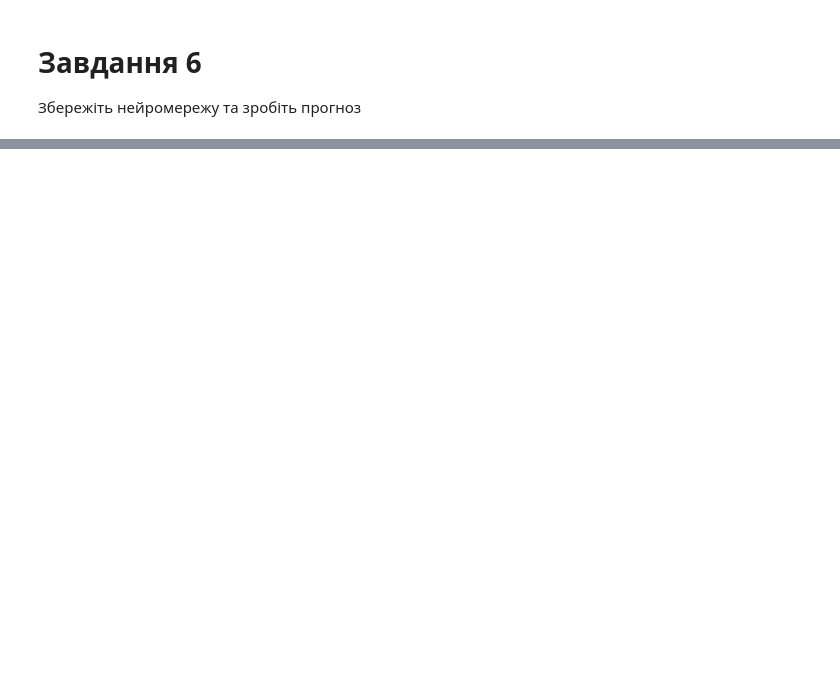
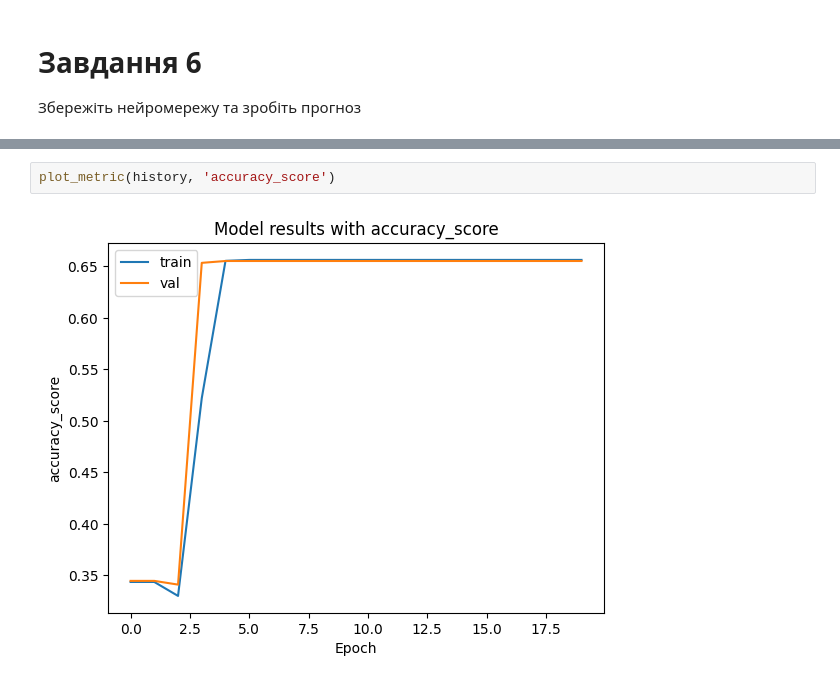
Before and after one commit to shaya-686/AI, a Jupyter notebook: Практична_класифікіція.ipynb, the cells around one changed output, grey strips where cells are left out. Cells and saved outputs as stored; diff of their text form; blank space fills up the shorter version.

```diff
--- a/Практична_класифікіція.ipynb
+++ b/Практична_класифікіція.ipynb
@@ -46,0 +348,4 @@ df.head()
+# %%
+plot_metric(history, 'accuracy_score')
+# %% [output]
+[figure, added]
```
Also changed, not shown: parts of 13 cells of this notebook.
